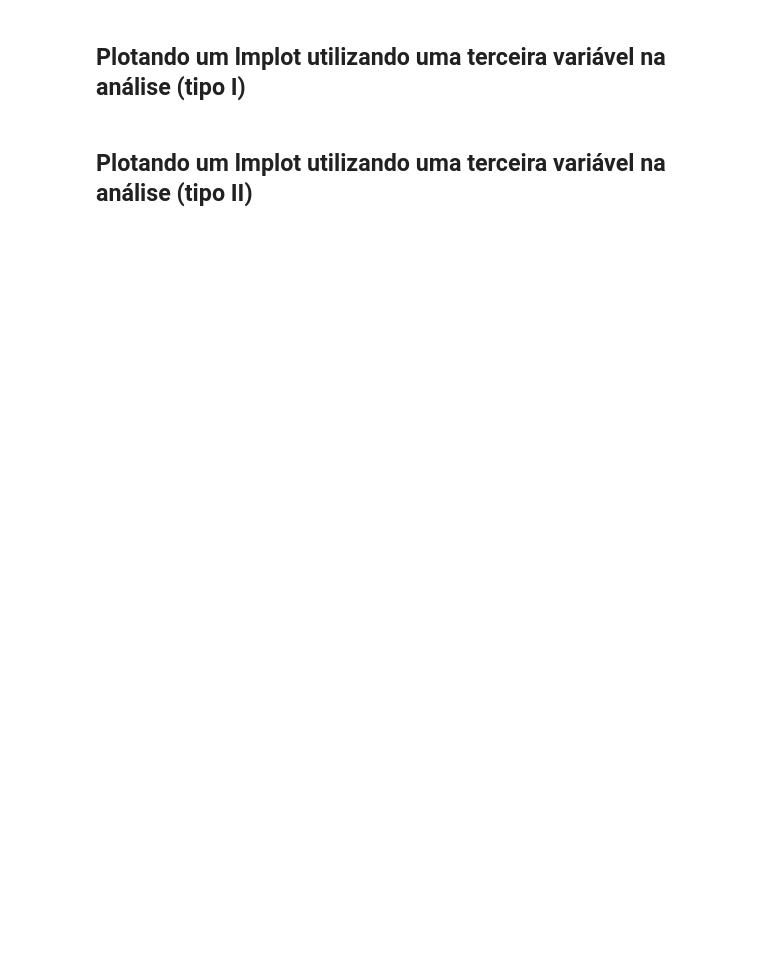
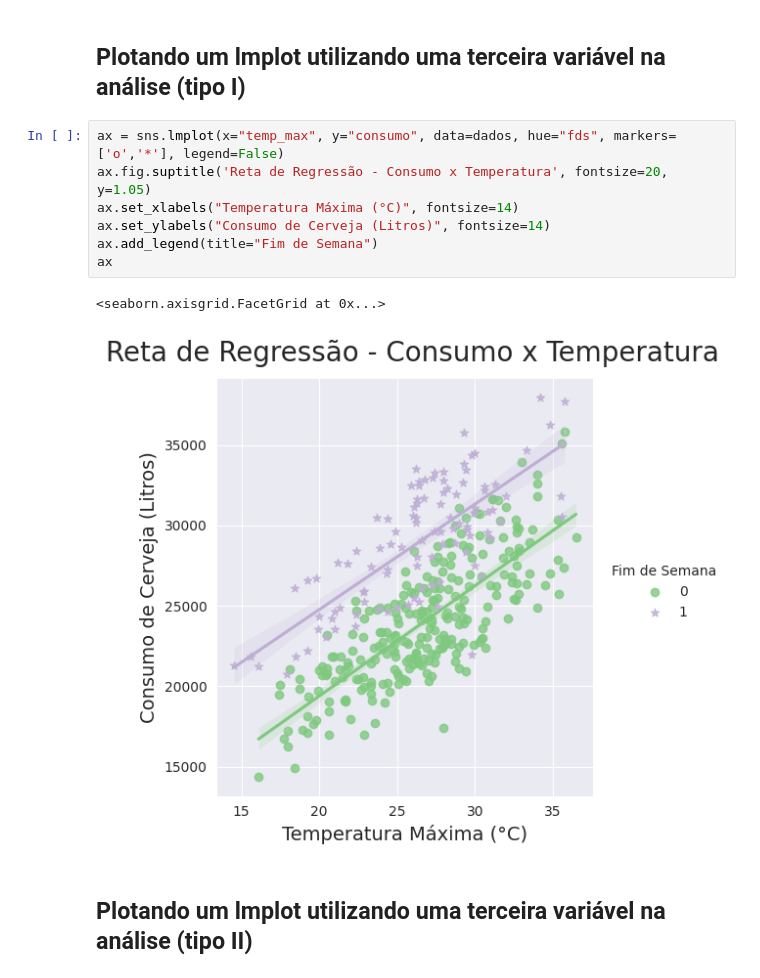
Before and after one commit to alvarengaricardo/regressao_linear_1, a Jupyter notebook: Regressao_Linear.ipynb, the cells around one changed output. Saved outputs shown, nothing was run; the diff lists cells and outputs as text; blank space fills up the shorter version.

```diff
--- a/Regressao_Linear.ipynb
+++ b/Regressao_Linear.ipynb
@@ -280,4 +289,14 @@ https://seaborn.pydata.org/generated/seaborn.lmplot.html?highlight=lmplot#seabor
 # %% [markdown]
 ## Plotando um lmplot utilizando uma terceira variável na análise (tipo I)
+# %%
+ax = sns.lmplot(x="temp_max", y="consumo", data=dados, hue="fds", markers=['o','*'], legend=False)
+ax.fig.suptitle('Reta de Regressão - Consumo x Temperatura', fontsize=20, y=1.05)
+ax.set_xlabels("Temperatura Máxima (°C)", fontsize=14)
+ax.set_ylabels("Consumo de Cerveja (Litros)", fontsize=14)
+ax.add_legend(title="Fim de Semana")
+ax
+# %% [output]
+<seaborn.axisgrid.FacetGrid at 0x...>
+[figure, added]
 # %% [markdown]
 ## Plotando um lmplot utilizando uma terceira variável na análise (tipo II)
```
Also changed, not shown: parts of 5 cells of this notebook.
